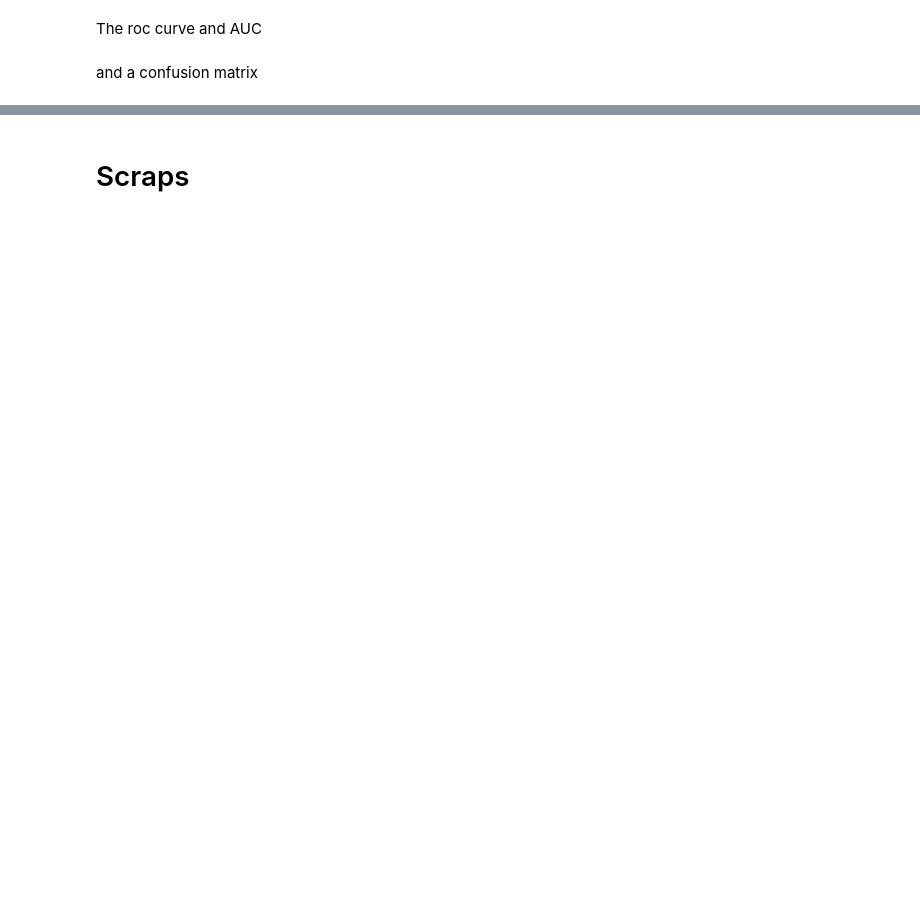
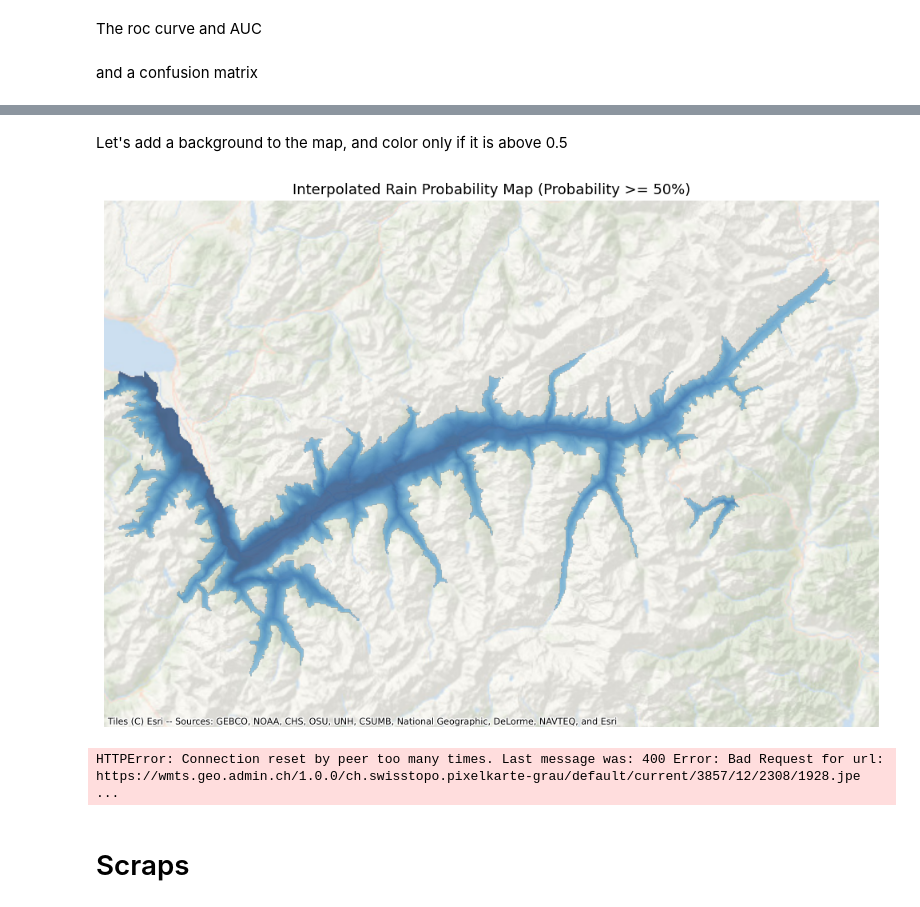
Before and after one commit to Elwin-Freudiger/MeteoThesis, a Jupyter notebook: model_testing/ts_keras.ipynb, the cells around one changed output, grey strips where cells are left out. Saved outputs shown, nothing was run; the diff lists cells and outputs as text; code cells hidden in the pictures; blank space fills up the shorter version.

```diff
--- a/model_testing/ts_keras.ipynb
+++ b/model_testing/ts_keras.ipynb
@@ -200,3 +358,61 @@ Look at the per station metrics
+# %% [markdown]
+Let's add a background to the map, and color only if it is above 0.5
+# %%
+import matplotlib.pyplot as plt
+import numpy as np
+import contextily as cx
+import xyzservices.providers as xyz
+import numpy.ma as ma
+
+# Mask values under 50%
+masked_grid = ma.masked_less(full_grid, 0.5)
+
+fig, ax = plt.subplots(figsize=(10, 10))
+
+# Plot the masked interpolated rain probability map with transparency
+img = ax.imshow(
+    masked_grid,
+    cmap='Blues',
+    extent=[bounds.left, bounds.right, bounds.bottom, bounds.top],
+    origin='upper',
+    alpha=0.7,
+    zorder=3,
+    norm=norm
+)
+
+# Add basemap behind
+cx.add_basemap(
+    ax,
+    source=xyz.Esri.OceanBasemap,
+    crs="EPSG:2056"
+)
+
+# Finalize
+ax.set_axis_off()
+plt.title(f"Interpolated Rain Probability Map (Probability >= 50%)", fontsize=13)
+plt.tight_layout()
+plt.savefig('../report/figures/model_summary/rain_prob_map_1.pdf')
+plt.show()
+# %% [output]
+[figure, added]
+# %%
+import contextily as cx
+import rasterio
+from rasterio.plot import show
+
+# Output raster path
+basemap_tif = "../data/raw/valais_national_map.tif"
+
+# Save the raster
+cx.bounds2raster(
+    bounds.left, bounds.bottom, bounds.right, bounds.top,
+    zoom=12,  # adjust for detail (higher = sharper & slower)
+    source=xyz.SwissFederalGeoportal.NationalMapGrey,
+    ll=False,
+    path=basemap_tif
+)
+# %% [output]
+HTTPError: Connection reset by peer too many times. Last message was: 400 Error: Bad Request for url: https://wmts.geo.admin.ch/1.0.0/ch.swisstopo.pixelkarte-grau/default/current/3857/12/2308/1928.jpe ...
 # %% [markdown]
 # Scraps
 # %%
```
Also changed, not shown: parts of 49 cells of this notebook, 30 other files.
